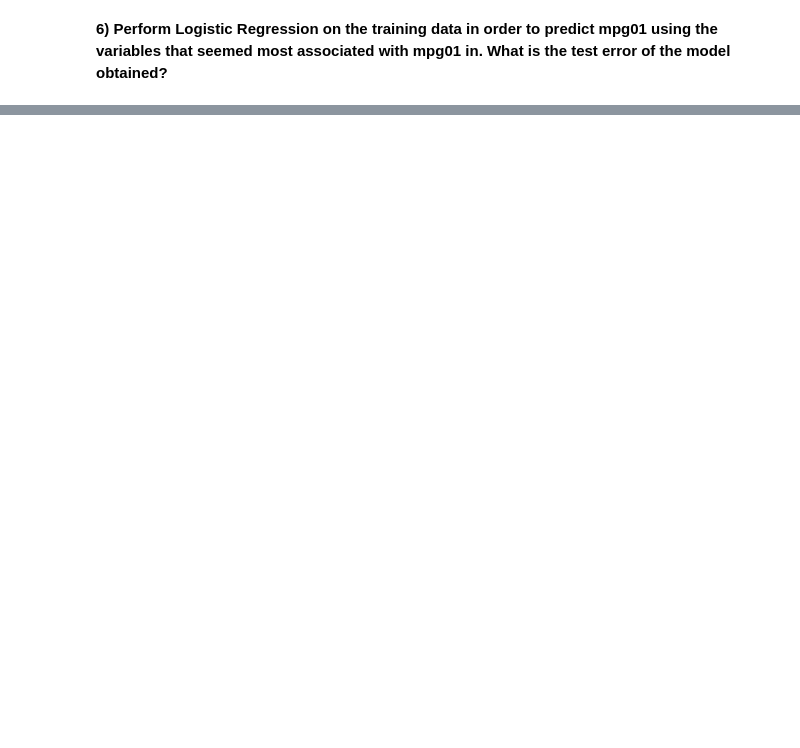
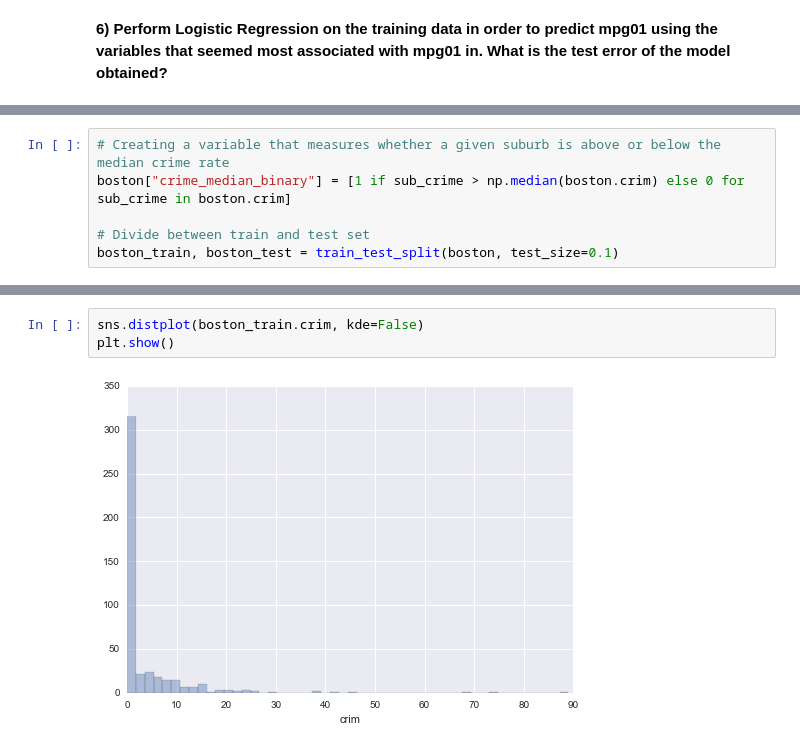
Before and after one commit to gerdm/ISLR, a Jupyter notebook: ex4.ipynb, the cells around one changed output, grey strips where cells are left out. Saved outputs shown, nothing was run; the diff lists cells and outputs as text; blank space fills up the shorter version.

```diff
--- a/ex4.ipynb
+++ b/ex4.ipynb
@@ -639,0 +671,6 @@ Test Error Log. Regression: 13.9241%
+# %%
+# Creating a variable that measures whether a given suburb is above or below the median crime rate
+boston["crime_median_binary"] = [1 if sub_crime > np.median(boston.crim) else 0 for sub_crime in boston.crim]
+
+# Divide between train and test set
+boston_train, boston_test = train_test_split(boston, test_size=0.1)
@@ -639,0 +697,5 @@ Test Error Log. Regression: 13.9241%
+# %%
+sns.distplot(boston_train.crim, kde=False)
+plt.show()
+# %% [output]
+[figure, added]
```
Also changed, not shown: parts of 23 cells of this notebook.
